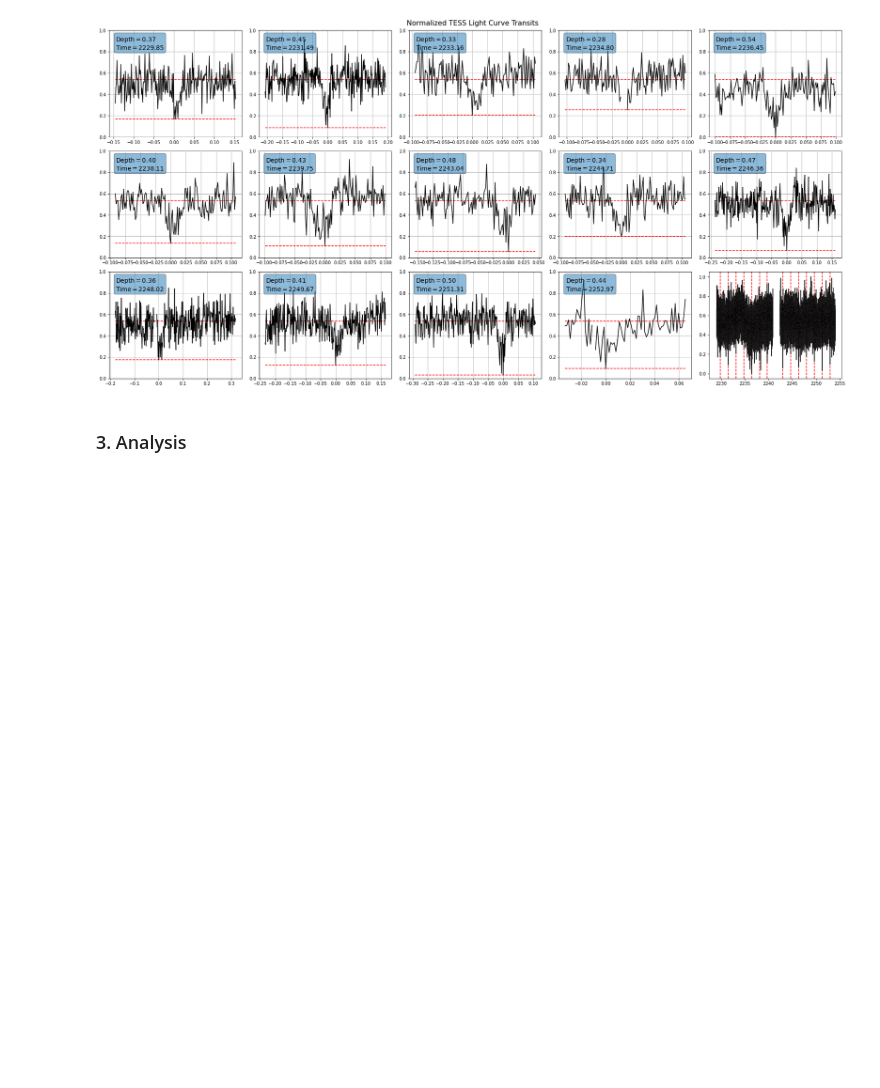
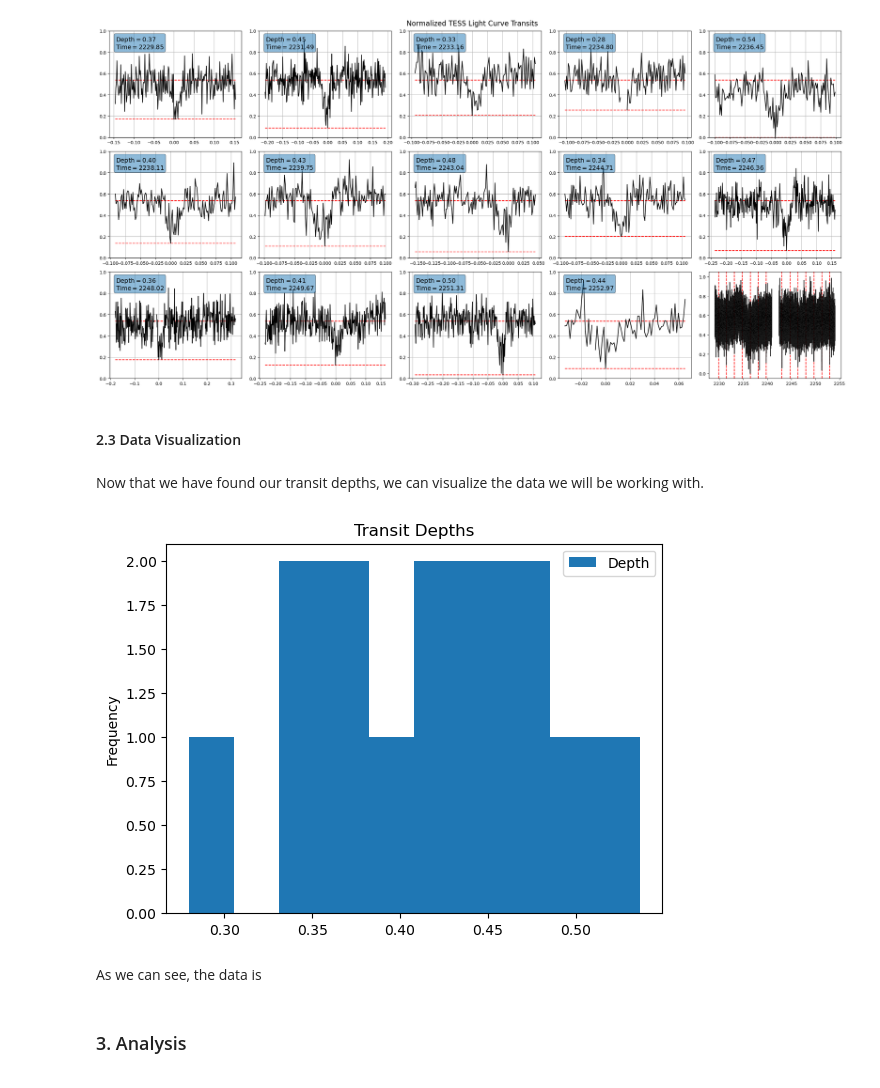
Before and after one commit to tylerbarna/AST5731-projects, a Jupyter notebook: Project1.ipynb, the cells around one changed output. Cells and saved outputs as stored; diff of their text form; code cells hidden in the pictures; blank space fills up the shorter version.

Commit message:
Added data visualization section

```diff
--- a/Project1.ipynb
+++ b/Project1.ipynb
@@ -338,6 +328,19 @@ def transits(df, times, plot=True, save=False):
 tdf = transits(df=df, times=transit_times, plot=True, save=False)
 # %% [output]
 [figure]
+# %% [markdown]
+#### 2.3 Data Visualization
+# %% [markdown]
+Now that we have found our transit depths, we can visualize the data we will be working with.
+# %%
+# plot transit depths: histogram
+depths_scatter = tdf.plot(y = 'Depth',
+                          title = 'Transit Depths',
+                          kind = 'hist')       # choosing a scatter plot
+# %% [output]
+[figure, added]
+# %% [markdown]
+As we can see, the data is
 # %% [markdown]
 ### 3. Analysis
 <a id='analysis'></a>
```
Also changed, not shown: parts of 5 cells of this notebook.
